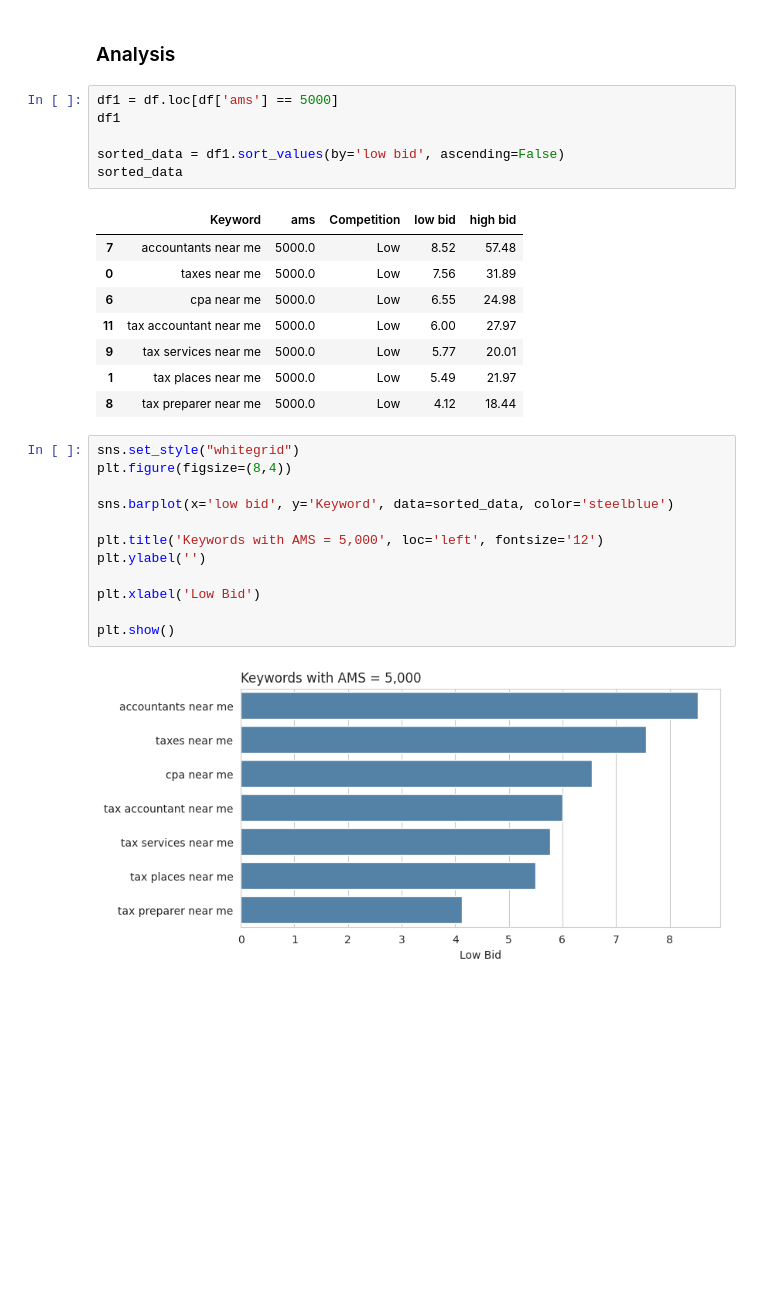
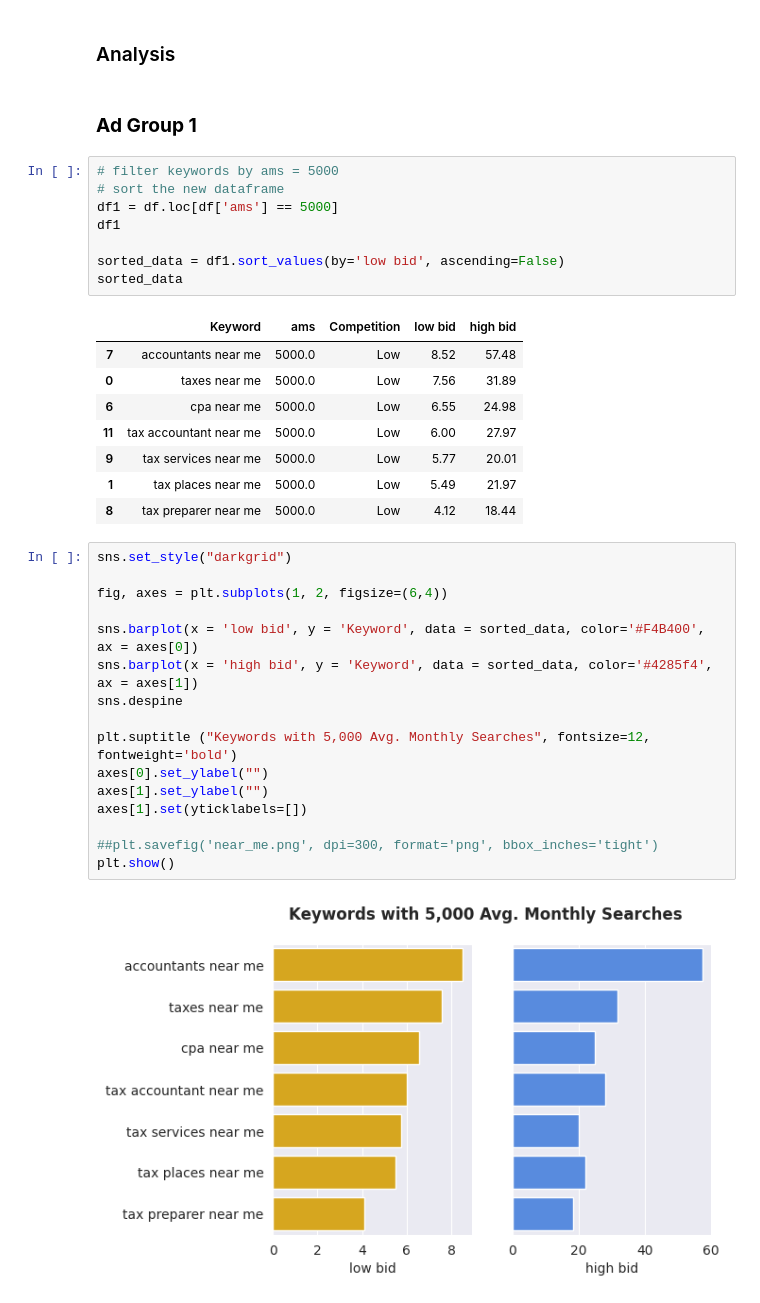
Before and after one commit to tenzin-jigme/jigme-ten, a Jupyter notebook: keyword_analysis_nearme_adgroup.ipynb, the cells around one changed output. Cells and saved outputs as stored; diff of their text form; blank space fills up the shorter version.

```diff
--- a/keyword_analysis_nearme_adgroup.ipynb
+++ b/keyword_analysis_nearme_adgroup.ipynb
@@ -174,6 +171,10 @@ df.describe()
 # %% [markdown]
 ### Analysis
+# %% [markdown]
+### **Ad Group 1**
 # %%
+# filter keywords by ams = 5000
+# sort the new dataframe
 df1 = df.loc[df['ams'] == 5000]
 df1
 
@@ -188,17 +189,21 @@ sorted_data
 | 9 | tax services near me | 5000.0 | Low | 5.77 | 20.01 |
 | 1 | tax places near me | 5000.0 | Low | 5.49 | 21.97 |
 | 8 | tax preparer near me | 5000.0 | Low | 4.12 | 18.44 |
-# %%
-sns.set_style("whitegrid")
-plt.figure(figsize=(8,4))
-
-sns.barplot(x='low bid', y='Keyword', data=sorted_data, color='steelblue')
-
-plt.title('Keywords with AMS = 5,000', loc='left', fontsize='12')
-plt.ylabel('')
-
-plt.xlabel('Low Bid')
-
-plt.show()
-# %% [output]
-[figure, removed]
+# %%
+sns.set_style("darkgrid")
+
+fig, axes = plt.subplots(1, 2, figsize=(6,4))
+
+sns.barplot(x = 'low bid', y = 'Keyword', data = sorted_data, color='#F4B400', ax = axes[0])
+sns.barplot(x = 'high bid', y = 'Keyword', data = sorted_data, color='#4285f4', ax = axes[1])
+sns.despine
+
+plt.suptitle ("Keywords with 5,000 Avg. Monthly Searches", fontsize=12, fontweight='bold')
+axes[0].set_ylabel("")
+axes[1].set_ylabel("")
+axes[1].set(yticklabels=[])
+
+##plt.savefig('near_me.png', dpi=300, format='png', bbox_inches='tight')
+plt.show()
+# %% [output]
+[figure, added]
```
Also changed, not shown: parts of 36 cells of this notebook.
